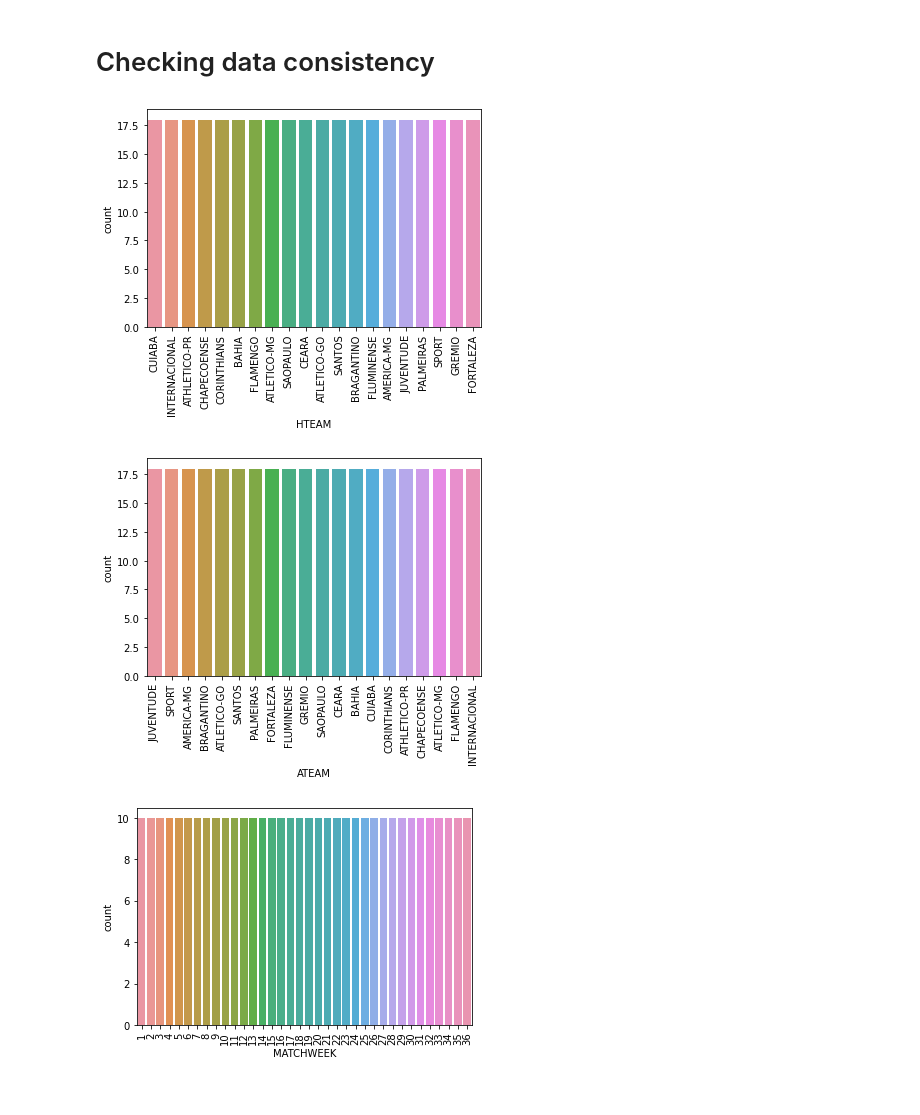
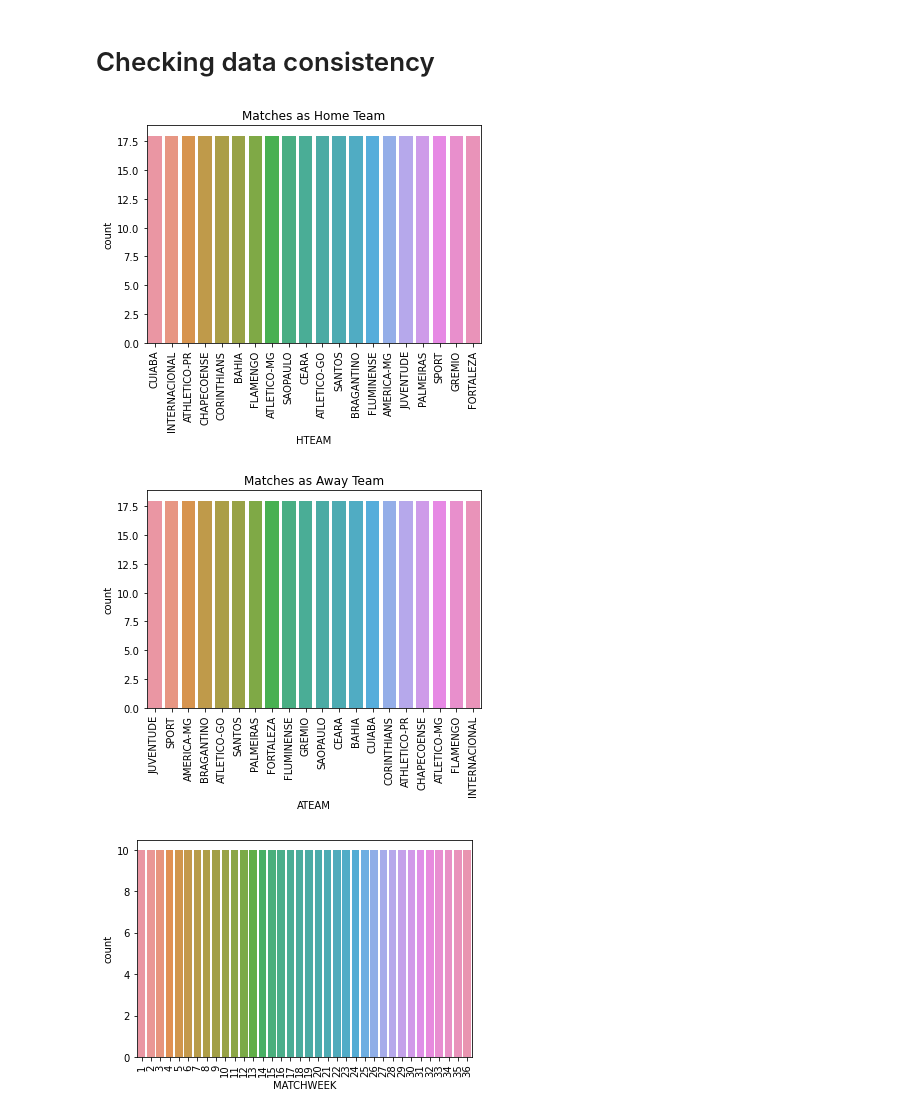
Before and after one commit to mathfigueiredo/Predicting-SerieA-Match-Results, a Jupyter notebook: BRScraping.ipynb, the cells around one changed output. Drawn from its saved outputs; the diff is of its cells as text; code cells hidden in the pictures.

Commit message:
upload Hometeam and Awayteam images checkings

```diff
--- a/BRScraping.ipynb
+++ b/BRScraping.ipynb
@@ -218,17 +218,19 @@ To get full matchweeks, just pass to the function the start_matchweek and end_ma
 # %% [markdown]
 # Checking data consistency
 # %%
-sns.countplot(table['HTEAM'])
+ax = sns.countplot(table['HTEAM'])
+ax.set_title('Matches as Home Team')
 plt.xticks(rotation=90)
 plt.show()
 # %% [output]
-[figure, old version]
+[figure, new version]
 # %%
-sns.countplot(table['ATEAM'])
+ax = sns.countplot(table['ATEAM'])
+ax.set_title('Matches as Away Team')
 plt.xticks(rotation=90)
 plt.show()
 # %% [output]
-[figure, old version]
+[figure, new version]
 # %%
 sns.countplot(table['MATCHWEEK'])
 plt.xticks(rotation=90)
```
Also changed, not shown: 2 other files.
